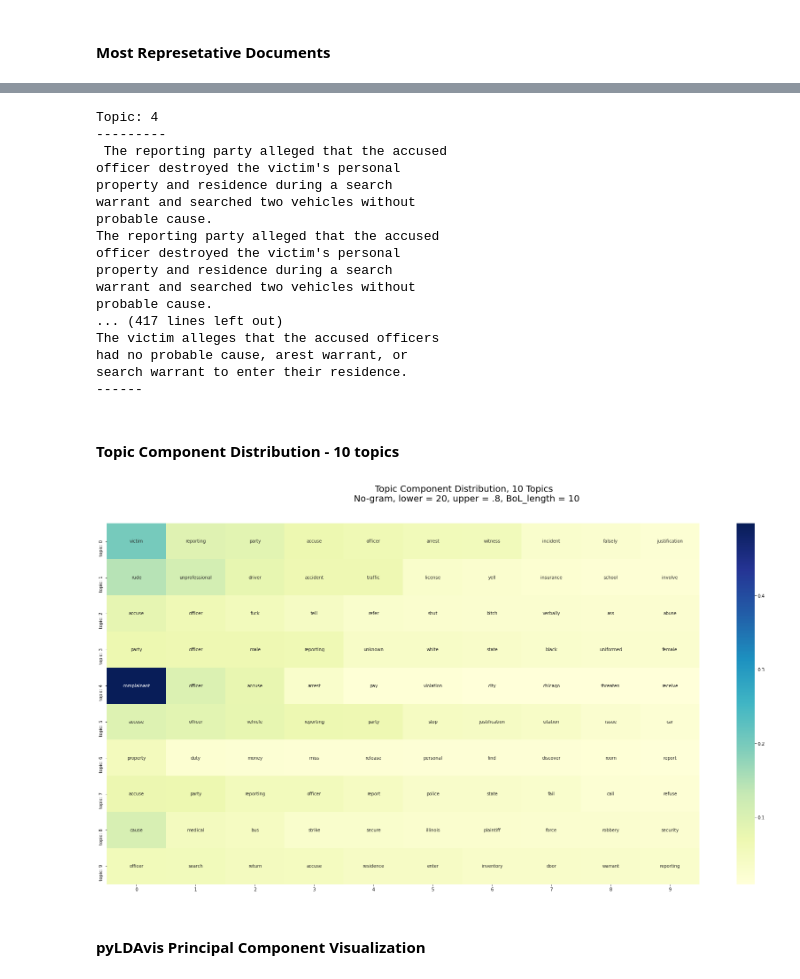
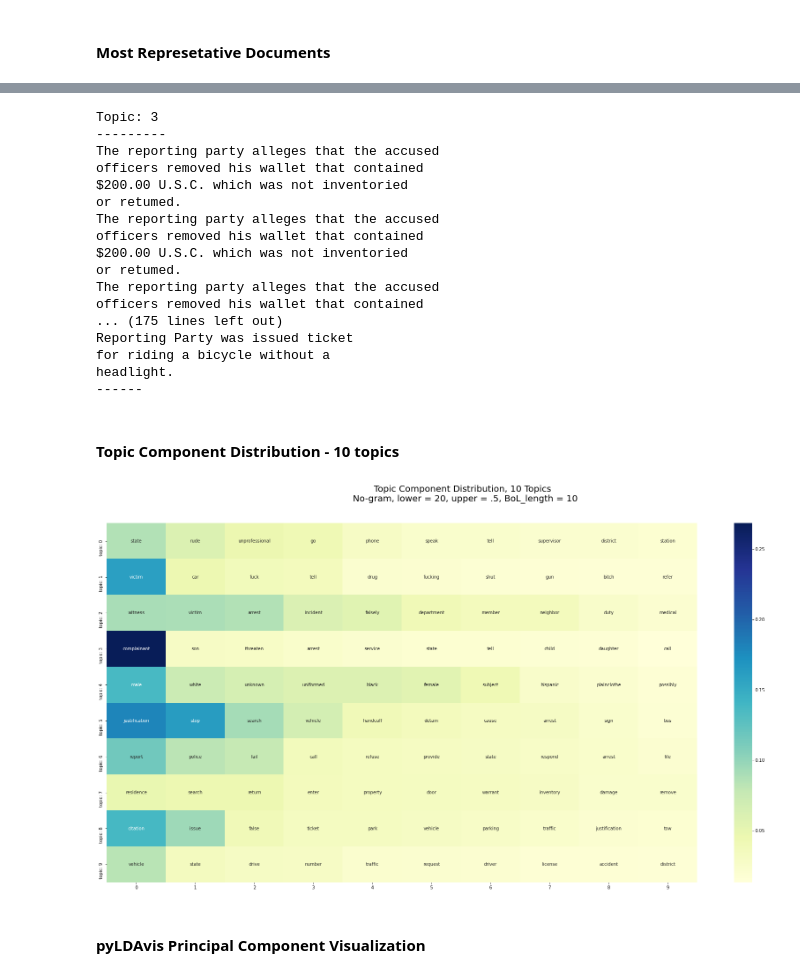
Before and after one commit to george-wood/misclass, a Jupyter notebook: src/LDA_modeldev_notebooks/LDA_combo_modeling_only_nogram.ipynb, the cells around one changed output, grey strips where cells are left out. Drawn from its saved outputs; the diff is of its cells as text; code cells hidden in the pictures.

```diff
--- a/src/LDA_modeldev_notebooks/LDA_combo_modeling_only_nogram.ipynb
+++ b/src/LDA_modeldev_notebooks/LDA_combo_modeling_only_nogram.ipynb
@@ -161,27 +163,27 @@ top_representatives_5[top_representatives_5['Dominant_Topic'] == 4].head(10)
 # %%
-topic_of_interest = 4
+topic_of_interest = 3
 print("Topic: {}".format(topic_of_interest))
 print('---------')
 for i in top_representatives_5[top_representatives_5['Dominant_Topic'] == topic_of_interest]['input_documents']:
     print(i)
     print('------')
 # %% [output]
-Topic: 4
+Topic: 3
 ---------
- The reporting party alleged that the accused
-officer destroyed the victim's personal
-property and residence during a search
-warrant and searched two vehicles without
-probable cause.
-The reporting party alleged that the accused
-officer destroyed the victim's personal
-property and residence during a search
-warrant and searched two vehicles without
-probable cause.
-... (417 lines left out)
-The victim alleges that the accused officers
-had no probable cause, arest warrant, or
-search warrant to enter their residence.
+The reporting party alleges that the accused
+officers removed his wallet that contained
+$200.00 U.S.C. which was not inventoried
+or retumed.
+The reporting party alleges that the accused
+officers removed his wallet that contained
+$200.00 U.S.C. which was not inventoried
+or retumed.
+The reporting party alleges that the accused
+officers removed his wallet that contained
+... (175 lines left out)
+Reporting Party was issued ticket
+for riding a bicycle without a
+headlight.
 ------
 # %% [markdown]
 #### Topic Component Distribution - 10 topics
@@ -203,10 +205,10 @@ topic_df = pd.DataFrame(topic_dict).T
 # %%
 fig, ax = plt.subplots(1,1,figsize=(30,15))
 ax = sns.heatmap(contribution_df, annot=topic_df,fmt = '', cmap="YlGnBu")
-plt.suptitle("Topic Component Distribution, 10 Topics \n No-gram, lower = 20, upper = .8, BoL_length = 10", size = 20, y = .96)
+plt.suptitle("Topic Component Distribution, 10 Topics \n No-gram, lower = 20, upper = .5, BoL_length = 10", size = 20, y = .96)
 plt.savefig('notebook_visualizations/topicdist_vis_combo_modeling_nogram_10topics1.png')
 # %% [output]
-[figure, old version]
+[figure, new version]
 # %% [markdown]
 #### pyLDAvis Principal Component Visualization
 # %%
```
Also changed, not shown: parts of 10 cells of this notebook, 4 other files.
